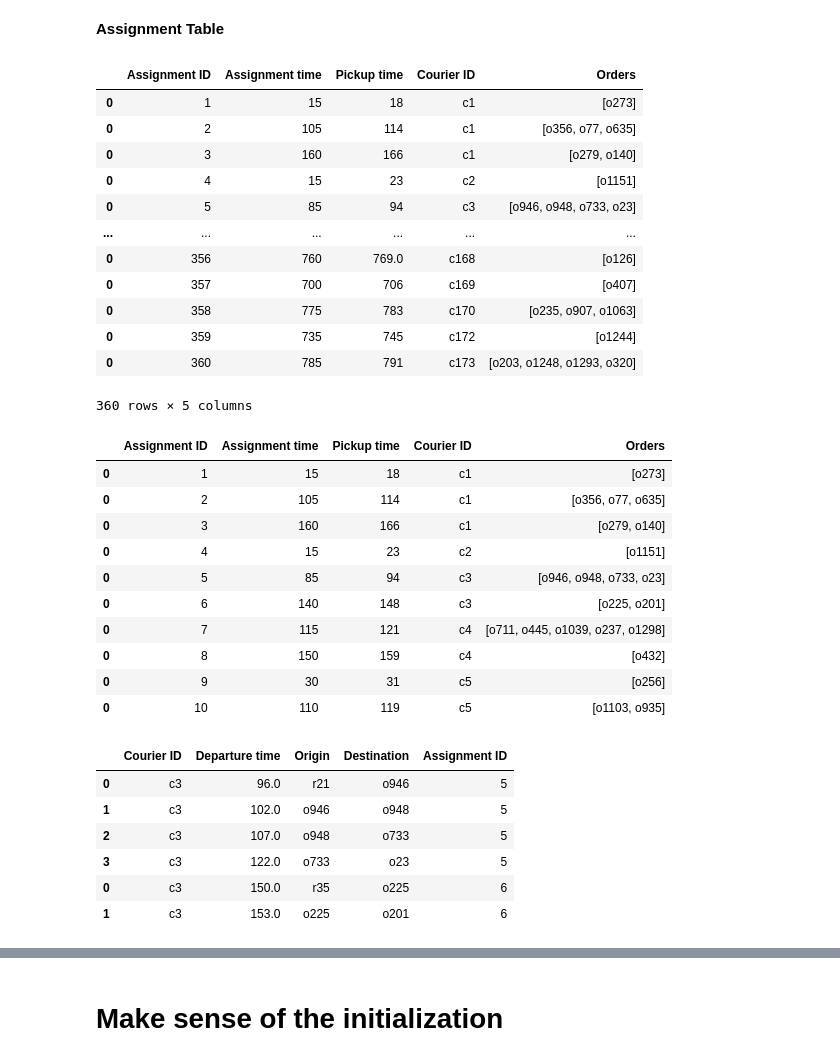
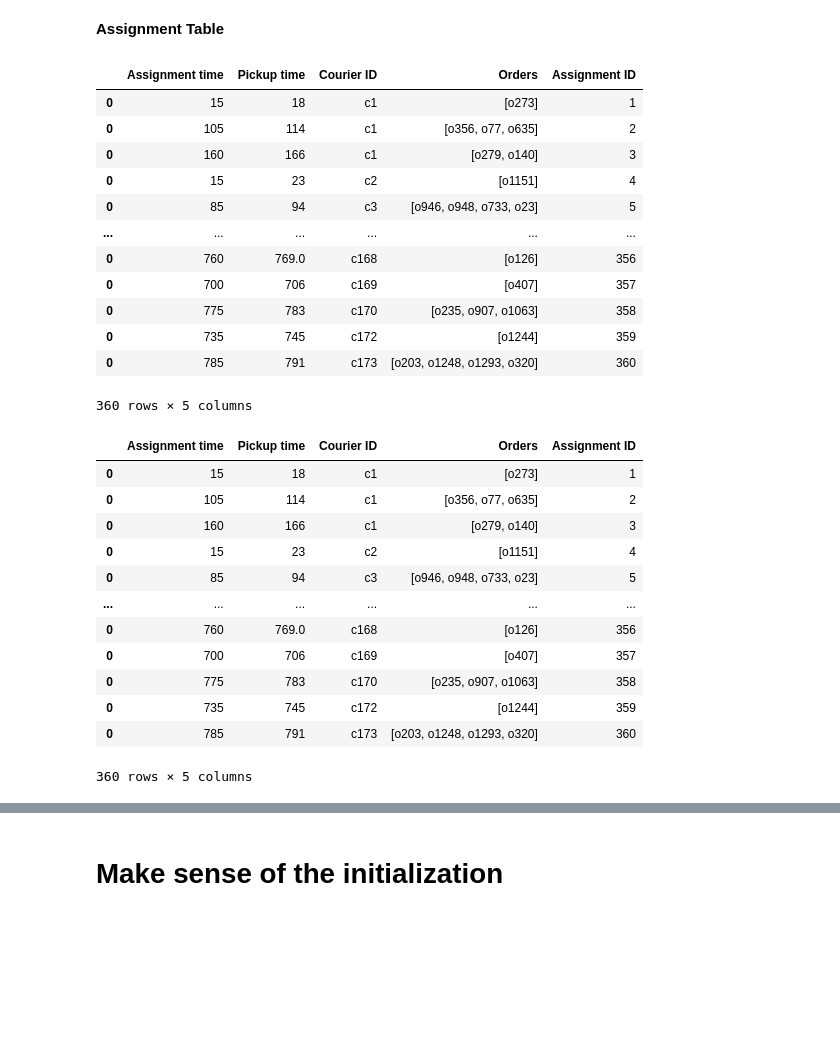
Before and after one commit to spencerkmarley/smu-cs606-meal-delivery-routing-problem, a Jupyter notebook: archive/initialization-nb.ipynb, the cells around one changed output, grey strips where cells are left out. Saved outputs shown, nothing was run; the diff lists cells and outputs as text; code cells hidden in the pictures; blank space fills up the shorter version.

```diff
--- a/archive/initialization-nb.ipynb
+++ b/archive/initialization-nb.ipynb
@@ -74,8 +52,7 @@ gamma: control the click to door time in the construction of bundles
 # Accorting to default values in the paper
 f = 5
 delta_u = 10
-# delta_1 = 10 (do not use delta_1)
-# delta_2 = 10 (do not use delta_1)
 # Not find in the paper
 beta = 10 # should be tuned
 gamma = 10 # should be tuned
+X = 40 # max pickup delay for commitment strategy, should be tuned
@@ -107,8 +84,8 @@ class Route(object):
         self.restaurant_id = restaurant_id
 
         # Hyperparameters
-        self.beta = 5
-        self.gamma = 10
+        self.beta = beta
+        self.gamma = gamma
 
     def get_ready_time(self):
         ready_time = max([o.ready_time for o in self.bundle])
@@ -206,7 +183,7 @@ class Assignment():
         self.update_time +=1
         self.assign_time = new_assignment.assign_time
 
-    def is_no_order_long_ready_time(self, x = 40) -> bool:
+    def is_no_order_long_ready_time(self, x = X) -> bool:
         for o in self.route.bundle:
             route_ready_time = self.route.get_ready_time()
             if route_ready_time - o.ready_time >= x:
@@ -660,49 +652,41 @@ courier_table
 # %% [markdown]
 **Assignment Table**
 # %%
-assignment_table = pd.DataFrame(columns=['Assignment ID','Assignment time', 'Pickup time', 'Courier ID', 'Orders'])
+assignment_table = pd.DataFrame(columns=['Assignment time', 'Pickup time', 'Courier ID', 'Orders','Assignment ID'])
 assignment_id = 0
 for i, c in enumerate(dr.couriers):
     for a in c.assignments:
         assignment_id += 1
-        assignment_table = pd.concat([assignment_table, pd.DataFrame(columns=['Assignment ID','Assignment time', 'Pickup time', 'Courier ID', 'Orders'],
-                                    data=[[assignment_id, a.assign_time, a.pickup_time, a.courier.id, [o.id for o in a.route.bundle]]])])
-assignment_table[10]
+        assignment_table = pd.concat([assignment_table, pd.DataFrame(columns=['Assignment time', 'Pickup time', 'Courier ID', 'Orders','Assignment ID'],
+                                    data=[[a.assign_time, a.pickup_time, a.courier.id, [o.id for o in a.route.bundle],assignment_id]])])
+assignment_table
 # %% [output]
-|  | Assignment ID | Assignment time | Pickup time | Courier ID | Orders |
-| 0 | 1 | 15 | 18 | c1 | [o273] |
-| 0 | 2 | 105 | 114 | c1 | [o356, o77, o635] |
-| 0 | 3 | 160 | 166 | c1 | [o279, o140] |
-| 0 | 4 | 15 | 23 | c2 | [o1151] |
-| 0 | 5 | 85 | 94 | c3 | [o946, o948, o733, o23] |
+|  | Assignment time | Pickup time | Courier ID | Orders | Assignment ID |
+| 0 | 15 | 18 | c1 | [o273] | 1 |
+| 0 | 105 | 114 | c1 | [o356, o77, o635] | 2 |
+| 0 | 160 | 166 | c1 | [o279, o140] | 3 |
+| 0 | 15 | 23 | c2 | [o1151] | 4 |
+| 0 | 85 | 94 | c3 | [o946, o948, o733, o23] | 5 |
 | ... | ... | ... | ... | ... | ... |
-| 0 | 356 | 760 | 769.0 | c168 | [o126] |
-| 0 | 357 | 700 | 706 | c169 | [o407] |
-| 0 | 358 | 775 | 783 | c170 | [o235, o907, o1063] |
-| 0 | 359 | 735 | 745 | c172 | [o1244] |
-| 0 | 360 | 785 | 791 | c173 | [o203, o1248, o1293, o320] |
+| 0 | 760 | 769.0 | c168 | [o126] | 356 |
+| 0 | 700 | 706 | c169 | [o407] | 357 |
+| 0 | 775 | 783 | c170 | [o235, o907, o1063] | 358 |
+| 0 | 735 | 745 | c172 | [o1244] | 359 |
+| 0 | 785 | 791 | c173 | [o203, o1248, o1293, o320] | 360 |
 360 rows × 5 columns
 # %%
-assignment_table.head(10)
+assignment_table
 # %% [output]
-|  | Assignment ID | Assignment time | Pickup time | Courier ID | Orders |
-| 0 | 1 | 15 | 18 | c1 | [o273] |
-| 0 | 2 | 105 | 114 | c1 | [o356, o77, o635] |
-| 0 | 3 | 160 | 166 | c1 | [o279, o140] |
-| 0 | 4 | 15 | 23 | c2 | [o1151] |
-| 0 | 5 | 85 | 94 | c3 | [o946, o948, o733, o23] |
-| 0 | 6 | 140 | 148 | c3 | [o225, o201] |
-| 0 | 7 | 115 | 121 | c4 | [o711, o445, o1039, o237, o1298] |
-| 0 | 8 | 150 | 159 | c4 | [o432] |
-| 0 | 9 | 30 | 31 | c5 | [o256] |
-| 0 | 10 | 110 | 119 | c5 | [o1103, o935] |
+|  | Assignment time | Pickup time | Courier ID | Orders | Assignment ID |
+| 0 | 15 | 18 | c1 | [o273] | 1 |
+| 0 | 105 | 114 | c1 | [o356, o77, o635] | 2 |
+| 0 | 160 | 166 | c1 | [o279, o140] | 3 |
+| 0 | 15 | 23 | c2 | [o1151] | 4 |
+| 0 | 85 | 94 | c3 | [o946, o948, o733, o23] | 5 |
+| ... | ... | ... | ... | ... | ... |
+| 0 | 760 | 769.0 | c168 | [o126] | 356 |
+| 0 | 700 | 706 | c169 | [o407] | 357 |
+| 0 | 775 | 783 | c170 | [o235, o907, o1063] | 358 |
+| 0 | 735 | 745 | c172 | [o1244] | 359 |
+| 0 | 785 | 791 | c173 | [o203, o1248, o1293, o320] | 360 |
+360 rows × 5 columns
-# %%
-courier_table[courier_table['Courier ID']=='c3']
-# %% [output]
-|  | Courier ID | Departure time | Origin | Destination | Assignment ID |
-| 0 | c3 | 96.0 | r21 | o946 | 5 |
-| 1 | c3 | 102.0 | o946 | o948 | 5 |
-| 2 | c3 | 107.0 | o948 | o733 | 5 |
-| 3 | c3 | 122.0 | o733 | o23 | 5 |
-| 0 | c3 | 150.0 | r35 | o225 | 6 |
-| 1 | c3 | 153.0 | o225 | o201 | 6 |
```
Also changed, not shown: parts of 15 cells of this notebook, 3 other files.
